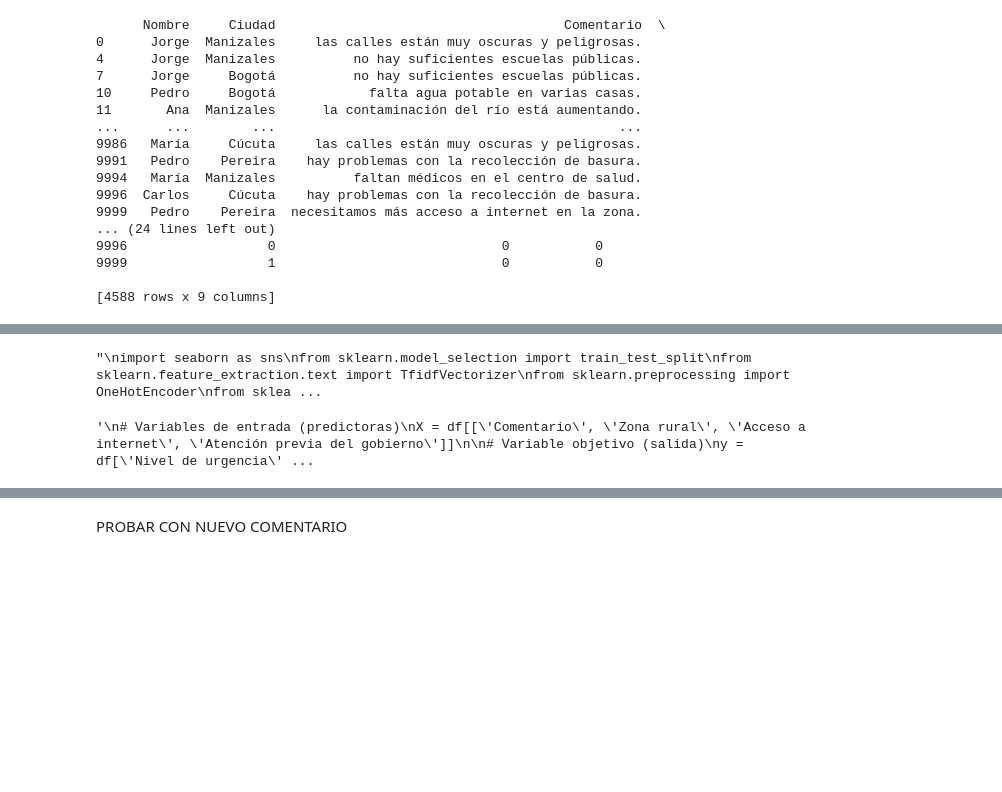
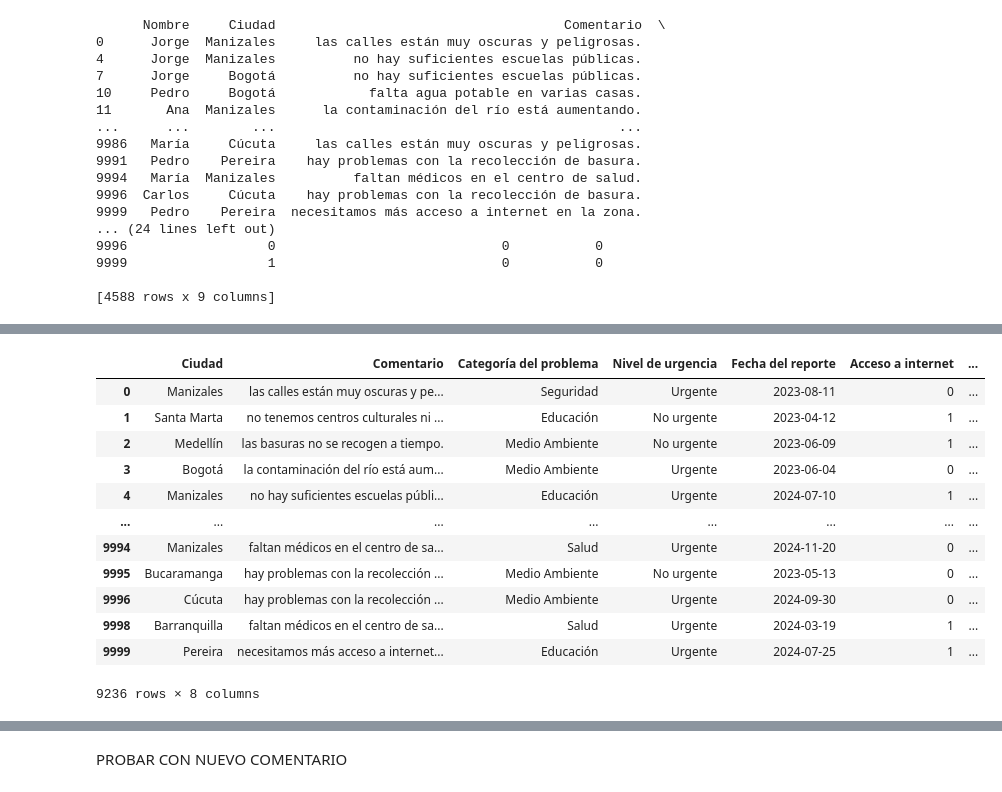
Before and after one commit to ariss99nn/SENASOFT, a Jupyter notebook: RETO.ipynb, the cells around one changed output, grey strips where cells are left out. Drawn from its saved outputs; the diff is of its cells as text; code cells hidden in the pictures; blank space fills up the shorter version.

```diff
--- a/RETO.ipynb
+++ b/RETO.ipynb
@@ -198,62 +187,0 @@ Notas: El código maneja columnas ausentes y valores nulos. Ajusta los nombres d
-# %%
-'''
-import seaborn as sns
-from sklearn.model_selection import train_test_split
-from sklearn.feature_extraction.text import TfidfVectorizer
-from sklearn.preprocessing import OneHotEncoder
-from sklearn.compose import ColumnTransformer
-from sklearn.pipeline import Pipeline
-from sklearn.ensemble import RandomForestClassifier
-from sklearn.metrics import classification_report, confusion_matrix
-
-# Stopwords en español
-from nltk.corpus import stopwords
-import nltk
-nltk.download('stopwords')'''
-# %% [output]
-"\nimport seaborn as sns\nfrom sklearn.model_selection import train_test_split\nfrom sklearn.feature_extraction.text import TfidfVectorizer\nfrom sklearn.preprocessing import OneHotEncoder\nfrom sklea ...
-# %%
-'''
-# Variables de entrada (predictoras)
-X = df[['Comentario', 'Zona rural', 'Acceso a internet', 'Atención previa del gobierno']]
-
-# Variable objetivo (salida)
-y = df['Nivel de urgencia']
-
-# Lista de stopwords en español
-stopwords_es = stopwords.words('spanish')
-
-# Dividir los datos en entrenamiento y prueba
-X_train, X_test, y_train, y_test = train_test_split(
-    X, y, test_size=0.35, random_state=42, stratify=y
-)
-
-# Preprocesamiento: texto + variables numéricas
-preprocesador = ColumnTransformer(
-    transformers=[
-        ('texto', TfidfVectorizer(stop_words=stopwords_es, ngram_range=(1,2), max_df=0.9, min_df=3), 'Comentario'),
-        ('numericas', 'passthrough', ['Zona rural', 'Acceso a internet', 'Atención previa del gobierno'])
-    ]
-)
-
-# Pipeline final
-modelo_urgencia = Pipeline(steps=[
-    ('preprocesamiento', preprocesador),
-    ('clasificador', RandomForestClassifier(
-        n_estimators=200,
-        random_state=42,
-        class_weight='balanced'
-    ))
-])
-
-# Entrenamiento del modelo
-modelo_urgencia.fit(X_train, y_train)
-# Predicciones
-y_pred = modelo_urgencia.predict(X_test)
-
-# Reporte de métricas
-print("📊 Reporte de Clasificación:")
-print(classification_report(y_test, y_pred))
-'''
-# %% [output]
-'\n# Variables de entrada (predictoras)\nX = df[[\'Comentario\', \'Zona rural\', \'Acceso a internet\', \'Atención previa del gobierno\']]\n\n# Variable objetivo (salida)\ny = df[\'Nivel de urgencia\' ...
@@ -259,0 +209,16 @@ print(classification_report(y_test, y_pred))
+# %%
+df
+# %% [output]
+|  | Ciudad | Comentario | Categoría del problema | Nivel de urgencia | Fecha del reporte | Acceso a internet | ... |
+| 0 | Manizales | las calles están muy oscuras y pe... | Seguridad | Urgente | 2023-08-11 | 0 | ... |
+| 1 | Santa Marta | no tenemos centros culturales ni ... | Educación | No urgente | 2023-04-12 | 1 | ... |
+| 2 | Medellín | las basuras no se recogen a tiempo. | Medio Ambiente | No urgente | 2023-06-09 | 1 | ... |
+| 3 | Bogotá | la contaminación del río está aum... | Medio Ambiente | Urgente | 2023-06-04 | 0 | ... |
+| 4 | Manizales | no hay suficientes escuelas públi... | Educación | Urgente | 2024-07-10 | 1 | ... |
+| ... | ... | ... | ... | ... | ... | ... | ... |
+| 9994 | Manizales | faltan médicos en el centro de sa... | Salud | Urgente | 2024-11-20 | 0 | ... |
+| 9995 | Bucaramanga | hay problemas con la recolección ... | Medio Ambiente | No urgente | 2023-05-13 | 0 | ... |
+| 9996 | Cúcuta | hay problemas con la recolección ... | Medio Ambiente | Urgente | 2024-09-30 | 0 | ... |
+| 9998 | Barranquilla | faltan médicos en el centro de sa... | Salud | Urgente | 2024-03-19 | 1 | ... |
+| 9999 | Pereira | necesitamos más acceso a internet... | Educación | Urgente | 2024-07-25 | 1 | ... |
+9236 rows × 8 columns
```
Also changed, not shown: parts of 14 cells of this notebook, 2 other files.
